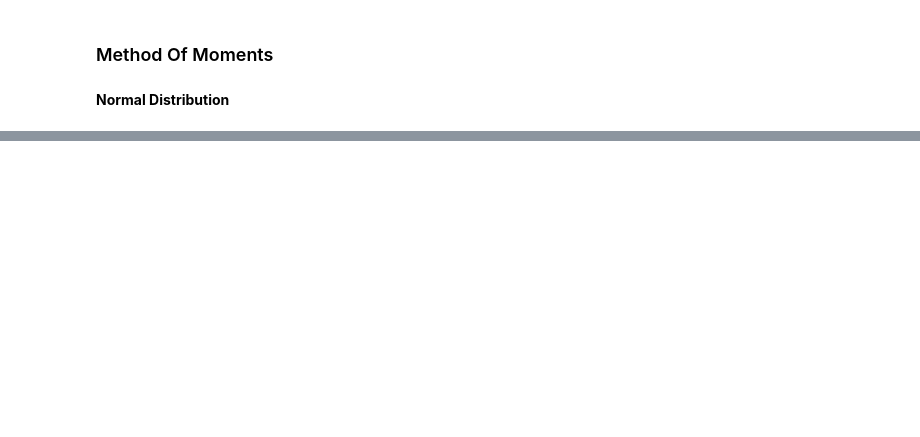
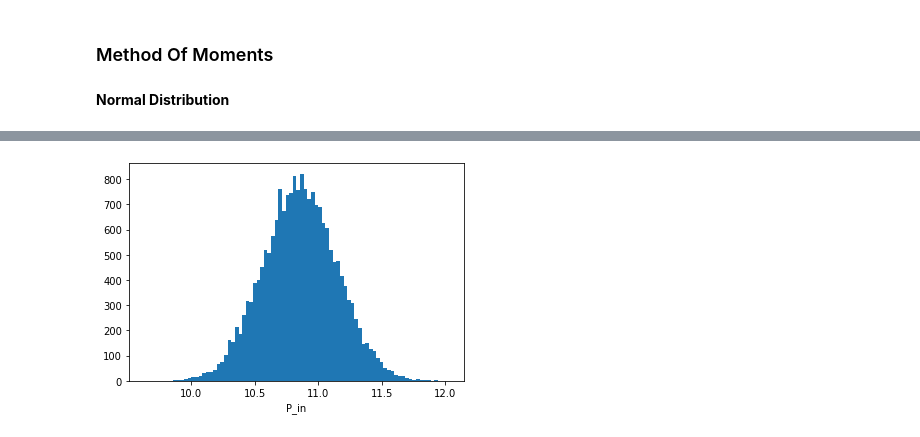
Before and after one commit to oriolgarrobe/Thesis, a Jupyter notebook: Untitled.ipynb, the cells around one changed output, grey strips where cells are left out. Drawn from its saved outputs; the diff is of its cells as text; code cells hidden in the pictures; blank space fills up the shorter version.

```diff
--- a/Untitled.ipynb
+++ b/Untitled.ipynb
@@ -109,4 +42,0 @@ beta_param = (alpha, beta)
-# %%
-import seaborn as sns
-
-simulation.sort()
@@ -160,2 +42,0 @@ moments
-# %%
-simulation.sort()
@@ -169,3 +42,0 @@ import seaborn as sns
-# %%
-simulation.sort()
-simulation
@@ -194,0 +126,7 @@ array([ 2.45357784e+04, -3.48774173e+01,  1.86395865e-03])
+# %%
+# Plot historgram
+plt.hist(simulation, bins = 'auto')
+plt.xlabel('P_in')
+plt.show()
+# %% [output]
+[figure, added]
```
Also changed, not shown: parts of 40 cells of this notebook, 1 other file.
